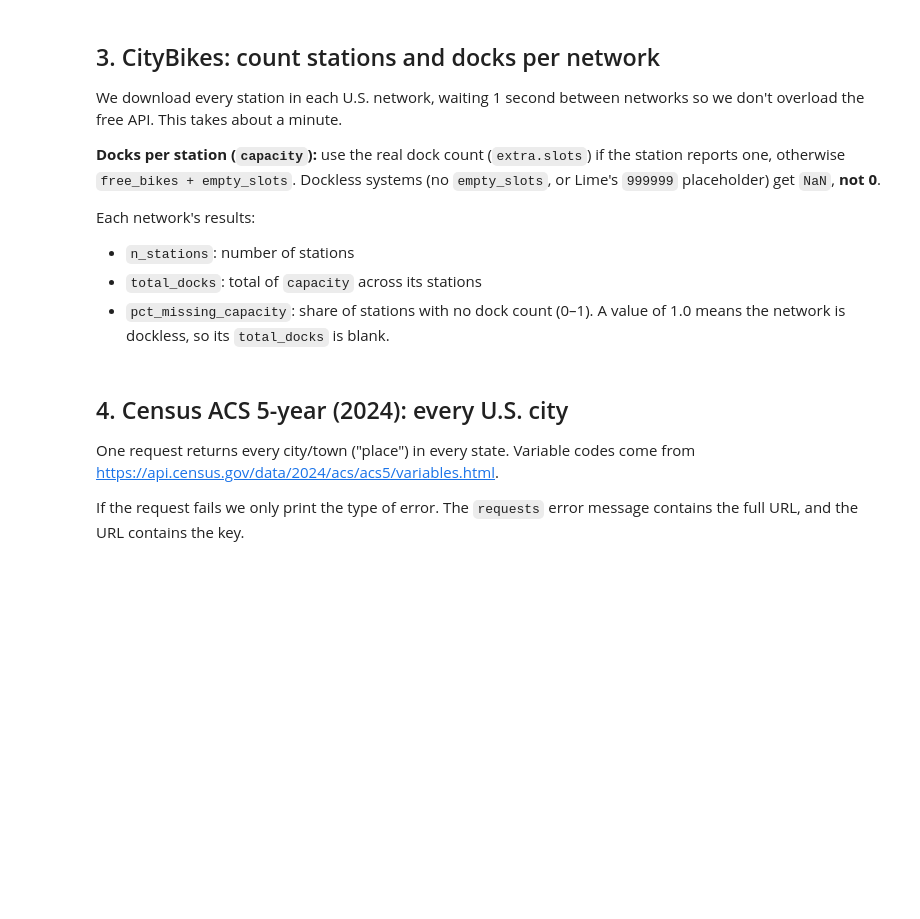
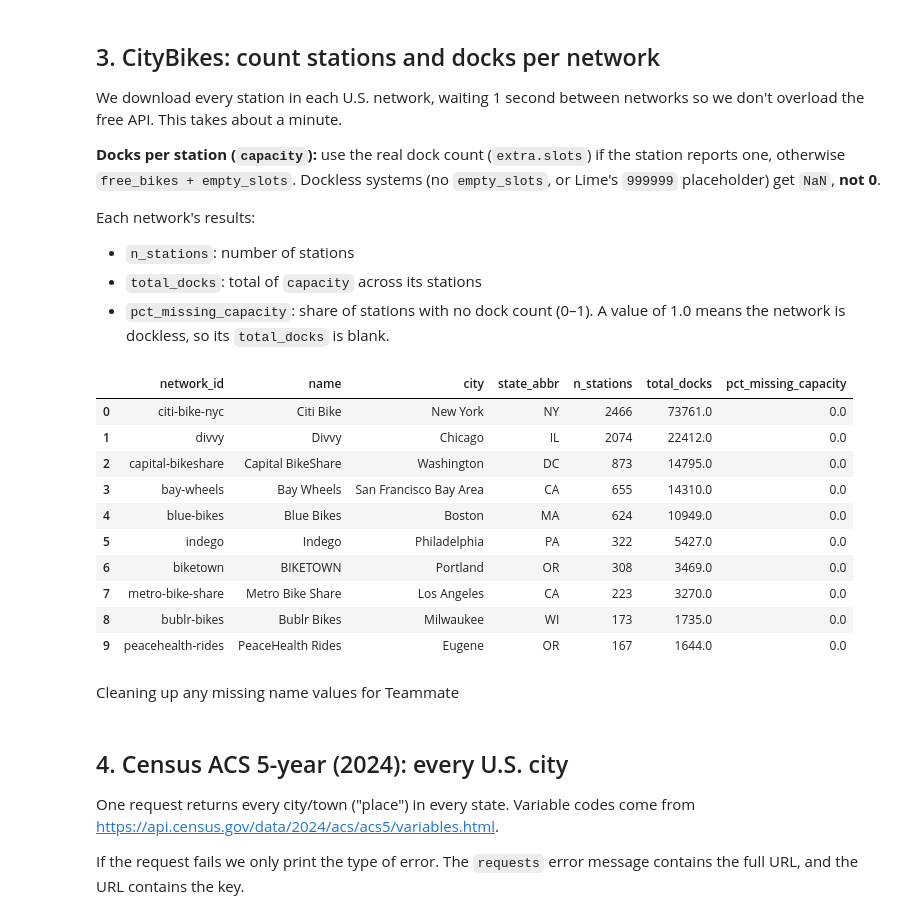
Before and after one commit to ljaycab/citybike-census, a Jupyter notebook: notebooks/01_acquisition_cleaning.ipynb, the cells around one changed output. Saved outputs shown, nothing was run; the diff lists cells and outputs as text; code cells hidden in the pictures; blank space fills up the shorter version.

```diff
--- a/notebooks/01_acquisition_cleaning.ipynb
+++ b/notebooks/01_acquisition_cleaning.ipynb
@@ -71,41 +85,86 @@ Each network's results:
 - `total_docks`: total of `capacity` across its stations
 - `pct_missing_capacity`: share of stations with no dock count (0–1). A value of 1.0 means the network is dockless, so its `total_docks` is blank.
 # %%
+# STEP 2: Download every station for each U.S. network
+
 def fetch_stations(network_id):
     """Download all stations for one network; return [] on failure so one bad network doesn't stop the loop."""
     try:
+        # Each network has its own endpoint that lists all of its stations
         response = requests.get(f'https://api.citybik.es/v2/networks/{network_id}', timeout=30)
-        if response.status_code == 200:
-            stations = response.json()['network']['stations']
+
+        if response.status_code == 200:                    # 200 = request succeeded
+            stations = response.json()['network']['stations']   # the station list sits inside 'network'
             for s in stations:
-                s['network_id'] = network_id      # remember which network each station belongs to
+                s['network_id'] = network_id               # tag each station with its network so we can group later
             return stations
+
+        # Any other status code (404, 500, etc.): report it and fall through to return []
         print(network_id, 'failed:', response.status_code)
+
     except requests.RequestException as e:
+        # Covers timeouts, dropped connections, and other network errors
         print(network_id, 'error:', e)
-    return []
+
+    return []                                              # empty list = this network contributes no stations
 
 
+# Loop over every U.S. network from networks_df and collect all stations into one big list
 all_stations = []
 for net_id in networks_df['network_id']:
-    all_stations.extend(fetch_stations(net_id))
-    time.sleep(1)                                 # be polite to the API
+    all_stations.extend(fetch_stations(net_id))            # extend adds each station individually, not as a nested list
+    time.sleep(1)                                          # pause 1 second between calls so we don't overload the API
 
-# reindex adds any column no station reported (e.g. extra.slots) as all-NaN instead of crashing
+
+
+#STEP 3: Turn the raw station list into a table and estimate capacity
+
+# json_normalize flattens nested fields, so the 'slots' value inside 'extra' becomes a column named 'extra.slots'.
+# reindex keeps only the columns we need, and adds any column no station reported (e.g. extra.slots) as all-NaN instead of crashing
 stations = pd.json_normalize(all_stations).reindex(
     columns=['network_id', 'id', 'free_bikes', 'empty_slots', 'extra.slots'])
-empty_slots = stations['empty_slots'].mask(stations['empty_slots'] >= 999999)   # Lime's "no limit" placeholder
+
+# Some dockless systems (e.g. Lime) report a huge number like 999999 to mean "no limit."
+# mask() turns those placeholders into NaN so they aren't counted as real docks
+empty_slots = stations['empty_slots'].mask(stations['empty_slots'] >= 999999)
+
+# Capacity = the station's true dock count (extra.slots) when the network reports it;
+# otherwise estimate it as bikes currently parked + empty docks.
+# If empty_slots is missing, the sum is NaN, which correctly marks the station as "capacity unknown"
 stations['capacity'] = stations['extra.slots'].fillna(stations['free_bikes'] + empty_slots)
+
+# Sanity check: no real bike station has 1,000+ docks, so if one does, a placeholder value slipped through
 assert not (stations['capacity'] > 1000).any(), 'a station reports 1000+ docks - probably a placeholder value'
 
-citybike_df = (stations.groupby('network_id')
-    .agg(n_stations=('id', 'count'),
-         total_docks=('capacity', lambda c: c.sum(min_count=1)),   # all-NaN -> NaN, not 0
-         pct_missing_capacity=('capacity', lambda c: c.isna().mean().round(4)))
-    .reset_index()
+
+
+# STEP 4: Summarize stations into one row per network
+
+citybike_df = (stations.groupby('network_id')              # one group per bike-share network
+    .agg(
+        n_stations=('id', 'count'),                        # number of stations in the network
+        total_docks=('capacity', lambda c: c.sum(min_count=1)),           # total docks; all-NaN -> NaN, not 0
+        pct_missing_capacity=('capacity', lambda c: c.isna().mean().round(4)))  # share of stations with unknown capacity (0 to 1)
+    .reset_index()                                         # turn network_id back into a regular column
+    # attach each network's name, city, and state from networks_df
     .merge(networks_df[['network_id', 'name', 'city', 'state_abbr']], on='network_id')
+    # put the columns in a readable order
     [['network_id', 'name', 'city', 'state_abbr', 'n_stations', 'total_docks', 'pct_missing_capacity']]
-    .sort_values('n_stations', ascending=False)
-    .reset_index(drop=True))
+    .sort_values('n_stations', ascending=False)            # largest networks first
+    .reset_index(drop=True))                               # clean 0, 1, 2... index after sorting
 
-citybike_df.head(10)
+citybike_df.head(10)                                       # preview the 10 largest networks
+# %% [output]
+|  | network_id | name | city | state_abbr | n_stations | total_docks | pct_missing_capacity |
+| 0 | citi-bike-nyc | Citi Bike | New York | NY | 2466 | 73761.0 | 0.0 |
+| 1 | divvy | Divvy | Chicago | IL | 2074 | 22412.0 | 0.0 |
+| 2 | capital-bikeshare | Capital BikeShare | Washington | DC | 873 | 14795.0 | 0.0 |
+| 3 | bay-wheels | Bay Wheels | San Francisco Bay Area | CA | 655 | 14310.0 | 0.0 |
+| 4 | blue-bikes | Blue Bikes | Boston | MA | 624 | 10949.0 | 0.0 |
+| 5 | indego | Indego | Philadelphia | PA | 322 | 5427.0 | 0.0 |
+| 6 | biketown | BIKETOWN | Portland | OR | 308 | 3469.0 | 0.0 |
+| 7 | metro-bike-share | Metro Bike Share | Los Angeles | CA | 223 | 3270.0 | 0.0 |
+| 8 | bublr-bikes | Bublr Bikes | Milwaukee | WI | 173 | 1735.0 | 0.0 |
+| 9 | peacehealth-rides | PeaceHealth Rides | Eugene | OR | 167 | 1644.0 | 0.0 |
+# %% [markdown]
+Cleaning up any missing name values for Teammate
```
Also changed, not shown: parts of 10 cells of this notebook.
